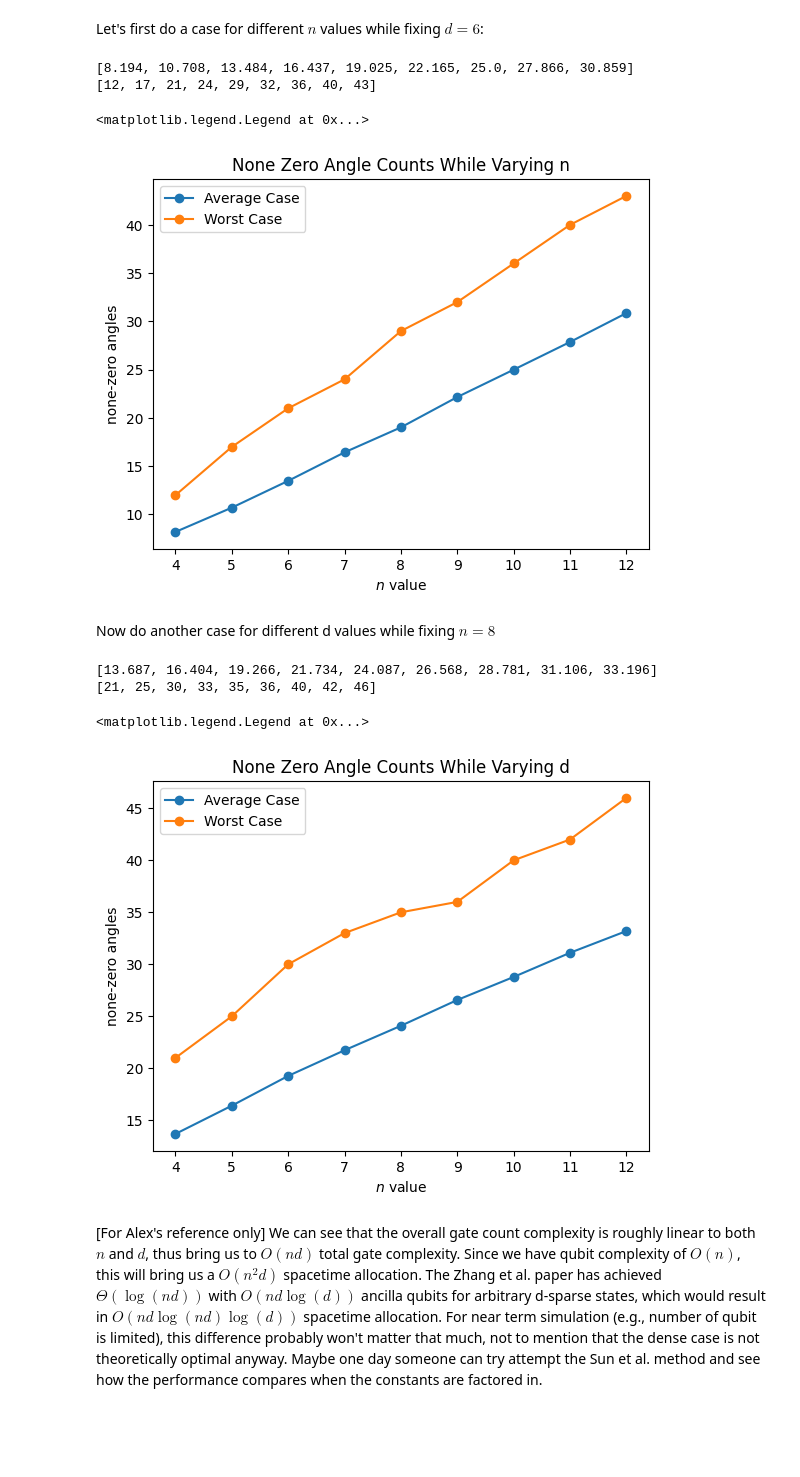
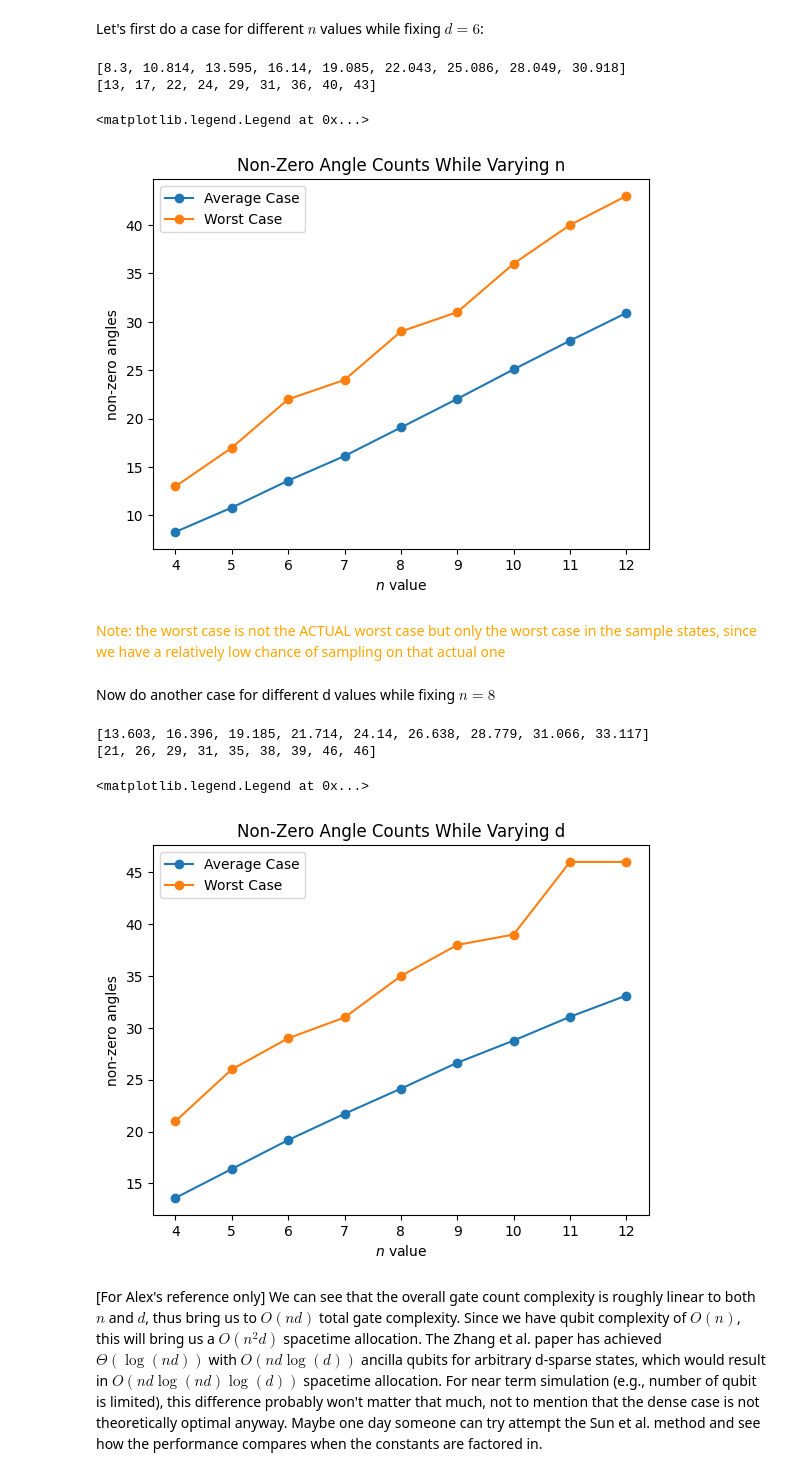
Before and after one commit to guikaiwen/qubit_efficient_QSP, a Jupyter notebook: Sparse_state_cost_benchmark.ipynb, the cells around one changed output. Drawn from its saved outputs; the diff is of its cells as text; code cells hidden in the pictures; blank space fills up the shorter version.

```diff
--- a/Sparse_state_cost_benchmark.ipynb
+++ b/Sparse_state_cost_benchmark.ipynb
@@ -107,13 +109,19 @@ plt.show()
 # %% [markdown]
 Iterate through different $n$ values while fixing $d$:
 # %%
+n_array = []
+mean_array = []
+max_array = []
 for n in range(3, 7):
     d = 3
     combinations = get_combinations(2 ** n - 1, d)
     count_array = []
     for combo in combinations:
         w_like_state = generate_normalized_real_sparse_array(n, combo)
-        count_array.append(count_none_zero_rotations(w_like_state))
+        count_array.append(count_non_zero_rotations(w_like_state))
+    n_array.append(n)
+    mean_array.append(np.mean(count_array))
+    max_array.append(np.max(count_array))
     print('for n = ' + str(n))
     print('The mean count is ' + str(np.mean(count_array)))
     print('The max count is ' + str(np.max(count_array)))
@@ -174,7 +195,7 @@ count_array = []
 for _ in range(max_iter):
     result = sorted(random.sample(range(2 ** n), d))
     w_like_state = generate_normalized_real_sparse_array(n, result)
-    count_array.append(count_none_zero_rotations(w_like_state))
+    count_array.append(count_non_zero_rotations(w_like_state))
 print(np.mean(count_array))
 print(np.max(count_array))
 # %% [output]
@@ -203,7 +224,7 @@ for n in range(4, 13):
     for _ in range(max_iter):
         result = sorted(random.sample(range(2 ** n), d))
         w_like_state = generate_normalized_real_sparse_array(n, result)
-        count_array.append(count_none_zero_rotations(w_like_state))
+        count_array.append(count_non_zero_rotations(w_like_state))
     n_array.append(n)
     mean_array.append(np.mean(count_array))
     max_array.append(np.max(count_array))
@@ -211,19 +232,21 @@ for n in range(4, 13):
 print(mean_array)
 print(max_array)
 # %% [output]
-[8.194, 10.708, 13.484, 16.437, 19.025, 22.165, 25.0, 27.866, 30.859]
-[12, 17, 21, 24, 29, 32, 36, 40, 43]
+[8.3, 10.814, 13.595, 16.14, 19.085, 22.043, 25.086, 28.049, 30.918]
+[13, 17, 22, 24, 29, 31, 36, 40, 43]
 # %%
 fig, ax = plt.subplots()
 ax.plot(n_array, mean_array, label='Average Case', marker='o')  # Plot some data on the axes.
 ax.plot(n_array, max_array, label='Worst Case', marker='o')  # Plot some data on the axes.
 ax.set_xlabel('$n$ value')  # Add an x-label to the axes.
-ax.set_ylabel('none-zero angles')  # Add a y-label to the axes.
-ax.set_title("None Zero Angle Counts While Varying n")  # Add a title to the axes.
+ax.set_ylabel('non-zero angles')  # Add a y-label to the axes.
+ax.set_title("Non-Zero Angle Counts While Varying n")  # Add a title to the axes.
 ax.legend()  # Add a legend.
 # %% [output]
 <matplotlib.legend.Legend at 0x...>
-[figure, old version]
+[figure, new version]
+# %% [markdown]
+<span style="color:orange;"> Note: the worst case is not the ACTUAL worst case but only the worst case in the sample states, since we have a relatively low chance of sampling on that actual one </span>
 # %% [markdown]
 Now do another case for different d values while fixing $n = 8$
 # %%
@@ -237,7 +260,7 @@ for d in range(4, 13):
     for _ in range(max_iter):
         result = sorted(random.sample(range(2 ** n), d))
         w_like_state = generate_normalized_real_sparse_array(n, result)
-        count_array.append(count_none_zero_rotations(w_like_state))
+        count_array.append(count_non_zero_rotations(w_like_state))
     d_array.append(d)
     mean_array.append(np.mean(count_array))
     max_array.append(np.max(count_array))
@@ -245,19 +268,19 @@ for d in range(4, 13):
 print(mean_array)
 print(max_array)
 # %% [output]
-[13.687, 16.404, 19.266, 21.734, 24.087, 26.568, 28.781, 31.106, 33.196]
-[21, 25, 30, 33, 35, 36, 40, 42, 46]
+[13.603, 16.396, 19.185, 21.714, 24.14, 26.638, 28.779, 31.066, 33.117]
+[21, 26, 29, 31, 35, 38, 39, 46, 46]
 # %%
 fig, ax = plt.subplots()
 ax.plot(n_array, mean_array, label='Average Case', marker='o')  # Plot some data on the axes.
 ax.plot(n_array, max_array, label='Worst Case', marker='o')  # Plot some data on the axes.
 ax.set_xlabel('$n$ value')  # Add an x-label to the axes.
-ax.set_ylabel('none-zero angles')  # Add a y-label to the axes.
-ax.set_title("None Zero Angle Counts While Varying d")  # Add a title to the axes.
+ax.set_ylabel('non-zero angles')  # Add a y-label to the axes.
+ax.set_title("Non-Zero Angle Counts While Varying d")  # Add a title to the axes.
 ax.legend()  # Add a legend.
 # %% [output]
 <matplotlib.legend.Legend at 0x...>
-[figure, old version]
+[figure, new version]
 # %% [markdown]
 [For Alex's reference only] We can see that the overall gate count complexity is roughly linear to both $n$ and $d$, thus bring us to $O(nd)$ total gate complexity. Since we have qubit complexity of $O(n)$, this will bring us a $O(n^2d)$ spacetime allocation. The Zhang et al. paper has achieved $\Theta(\log(nd))$ with $O(nd\log(d))$ ancilla qubits for arbitrary d-sparse states, which would result in $O(nd\log(nd)\log(d))$ spacetime allocation. For near term simulation (e.g., number of qubit is limited), this difference probably won't matter that much, not to mention that the dense case is not theoretically optimal anyway. Maybe one day someone can try attempt the Sun et al. method and see how the performance compares when the constants are factored in.
 # %%
```
Also changed, not shown: parts of 15 cells of this notebook.
